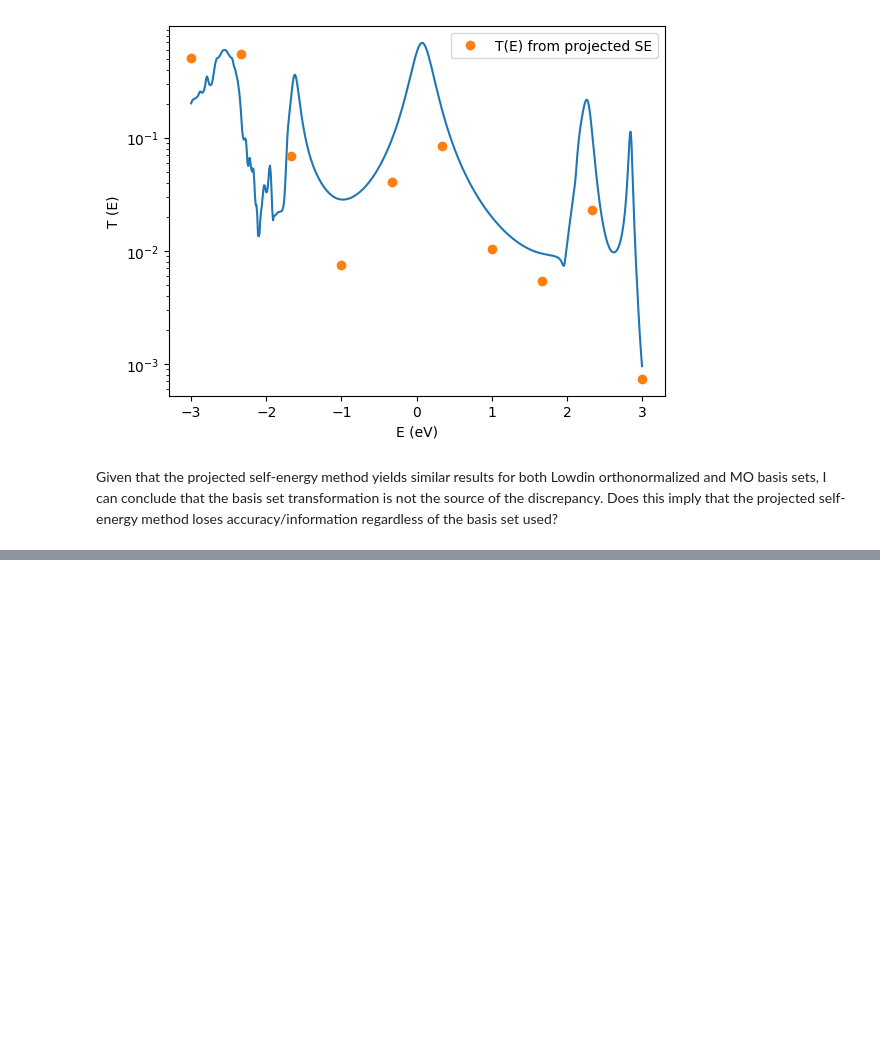
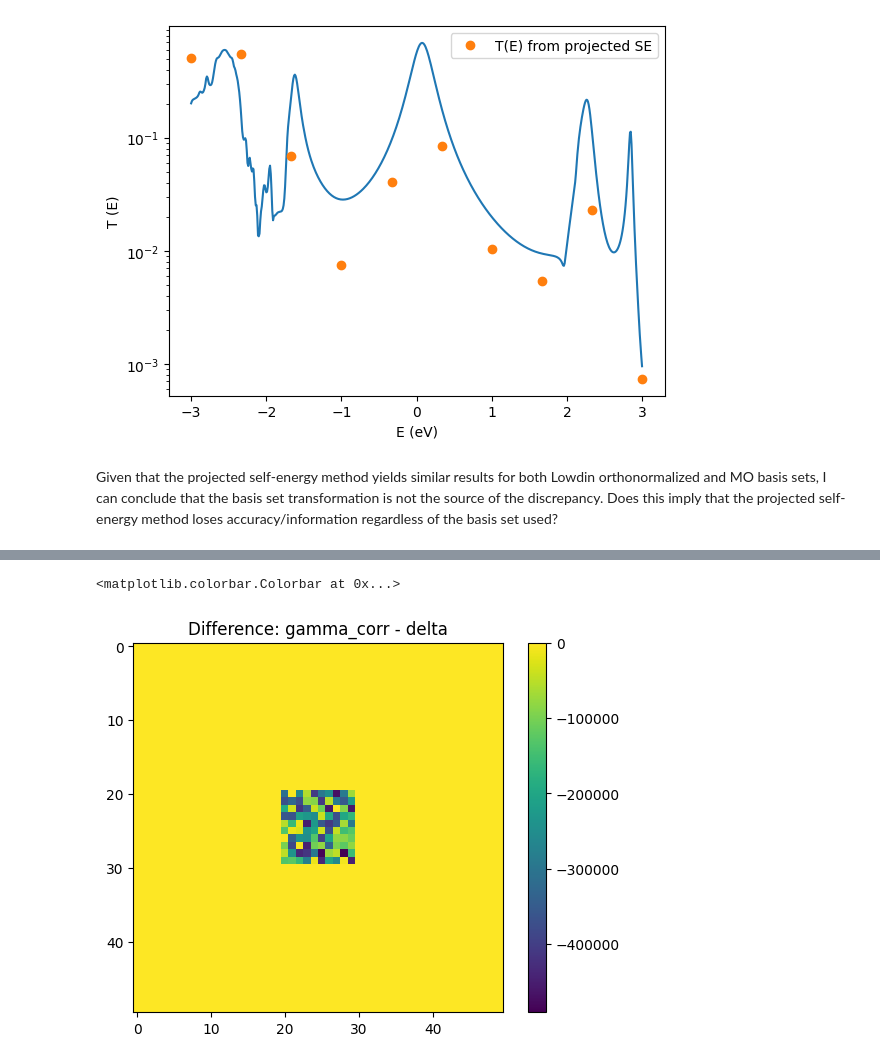
Before and after one commit to aj0337/qtpyt-tests, a Jupyter notebook: vertex_correction/pentadienyl/vertex_corrections.ipynb, the cells around one changed output, grey strips where cells are left out. Saved outputs shown, nothing was run; the diff lists cells and outputs as text; code cells hidden in the pictures; blank space fills up the shorter version.

```diff
--- a/vertex_correction/pentadienyl/vertex_corrections.ipynb
+++ b/vertex_correction/pentadienyl/vertex_corrections.ipynb
@@ -838,0 +910,8 @@ Given that the projected self-energy method yields similar results for both Lowd
+# %%
+diff = gamma_corr - delta
+plt.imshow(diff)
+plt.title("Difference: gamma_corr - delta")
+plt.colorbar()
+# %% [output]
+<matplotlib.colorbar.Colorbar at 0x...>
+[figure, added]
```
Also changed, not shown: parts of 6 cells of this notebook, 3 other files.
